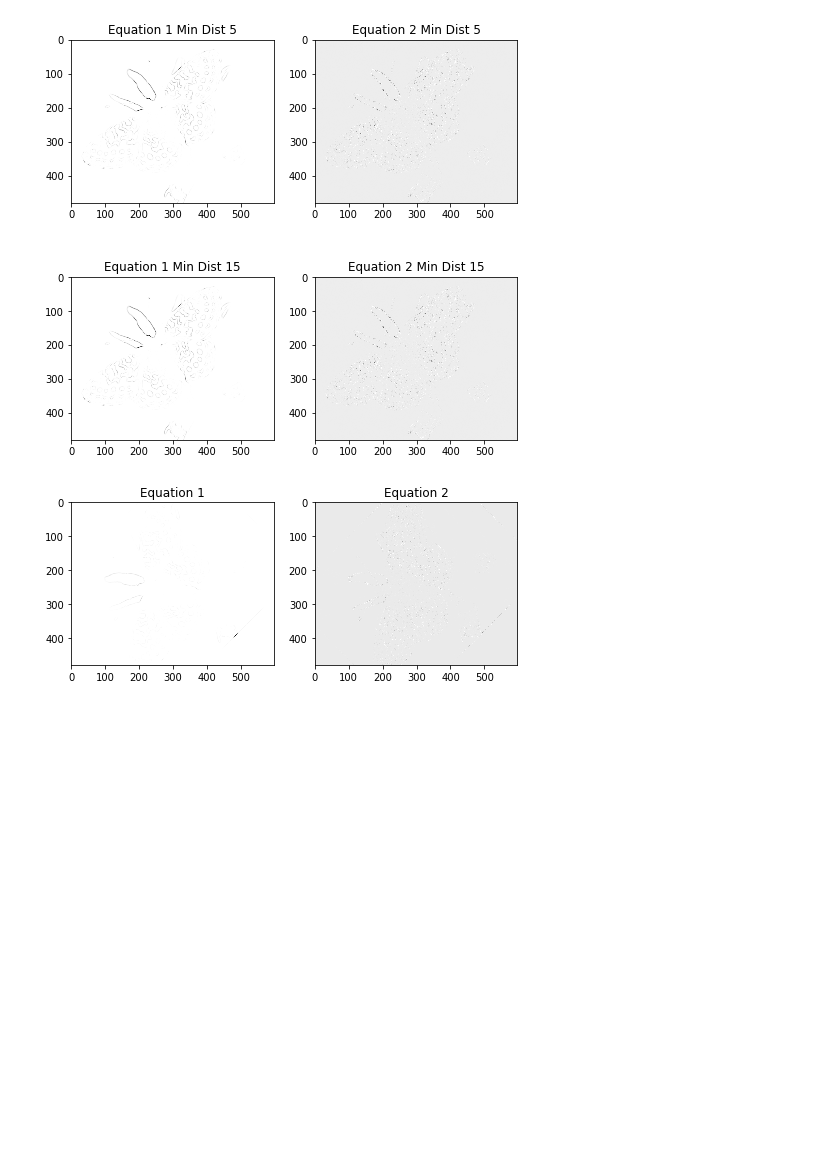
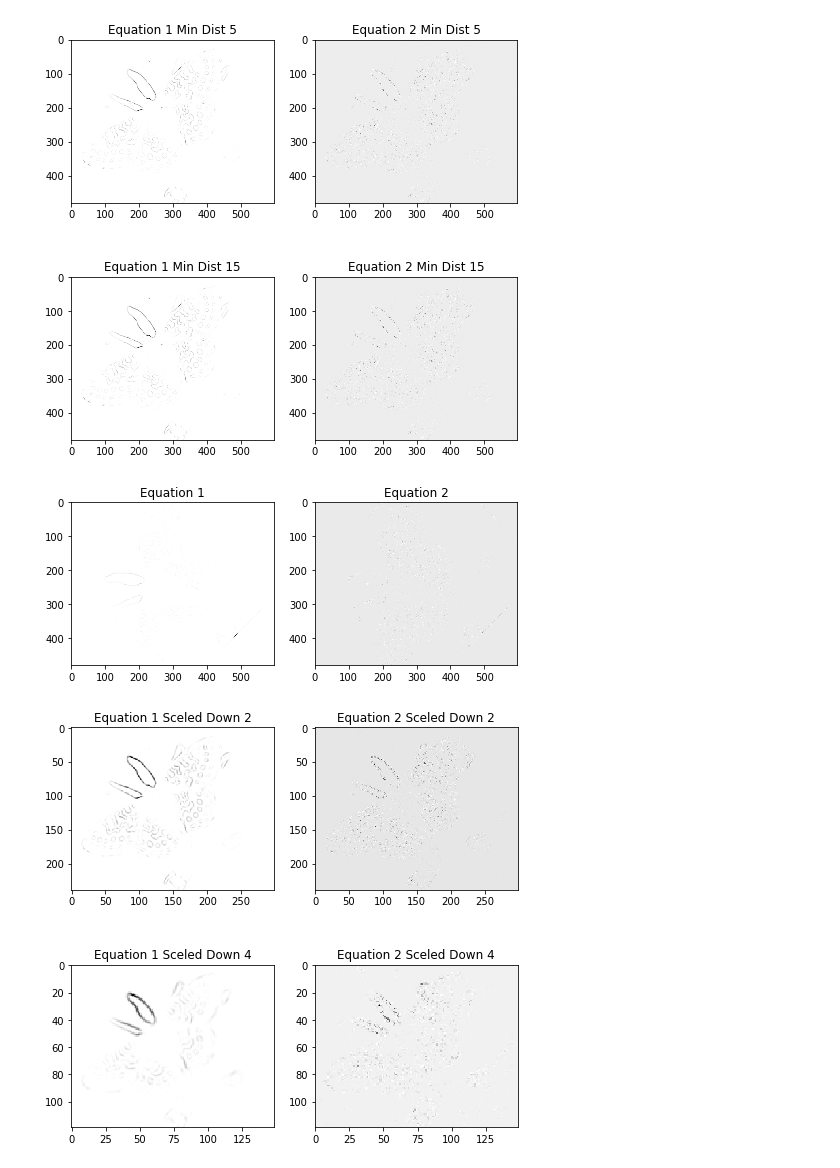
Before and after one commit to neezcha/483H3, a Jupyter notebook: 483H3.ipynb, the cells around one changed output. Saved outputs shown, nothing was run; the diff lists cells and outputs as text; code cells hidden in the pictures; blank space fills up the shorter version.

```diff
--- a/483H3.ipynb
+++ b/483H3.ipynb
@@ -387,28 +387,30 @@ plt.imsave('butterfly_corner_resp2_rot.jpg', butter, cmap='gray')
 # %%
 # comparisons
 fig = plt.figure()
 fig.set_figheight(8)
 fig.set_figwidth(8)
 
 fig.add_subplot(2,2,1)
-plt.title('Equation 1', fontsize=12)
+plt.title('Equation 1 Sceled Down 2', fontsize=12)
 butter = corner_detection ('butterfly_down2.png',responce=1)
 plt.imsave('butterfly_corner_resp1_down2.jpg', butter, cmap='gray')
 
 fig.add_subplot(2,2,2)
-plt.title('Equation 2', fontsize=12)
+plt.title('Equation 2 Sceled Down 2' , fontsize=12)
 butter = corner_detection ('butterfly_down2.png',responce=2)
 plt.imsave('butterfly_corner_resp2_down2.jpg', butter, cmap='gray')
 
 fig.add_subplot(2,2,3)
-plt.title('Equation 1', fontsize=12)
+plt.title('Equation 1 Sceled Down 4', fontsize=12)
 butter = corner_detection ('butterfly_down4.png',responce=1)
 plt.imsave('butterfly_corner_resp1_down4.jpg', butter, cmap='gray')
 
 fig.add_subplot(2,2,4)
-plt.title('Equation 2', fontsize=12)
+plt.title('Equation 2 Sceled Down 4', fontsize=12)
 butter = corner_detection ('butterfly_down4.png',responce=2)
 plt.imsave('butterfly_corner_resp2_down4.jpg', butter, cmap='gray')
 
 # equation 2 is darker overall image and results in less difinative lines
-# the results are much lighter and difficult to see, less is detected
+# the lines are visably incereasing in blurr as the image is scaled down, details are lost
+# %% [output]
+[figure, added]
```
